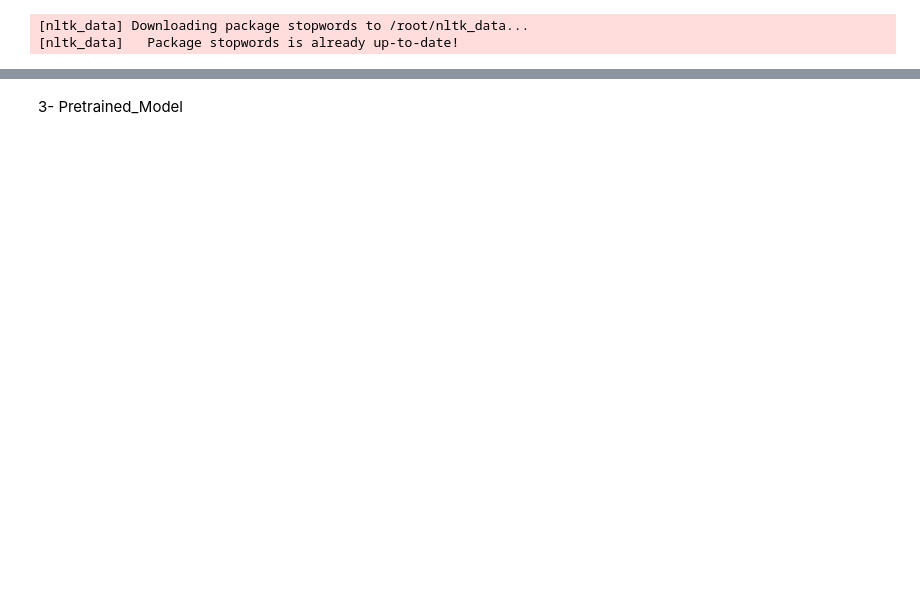
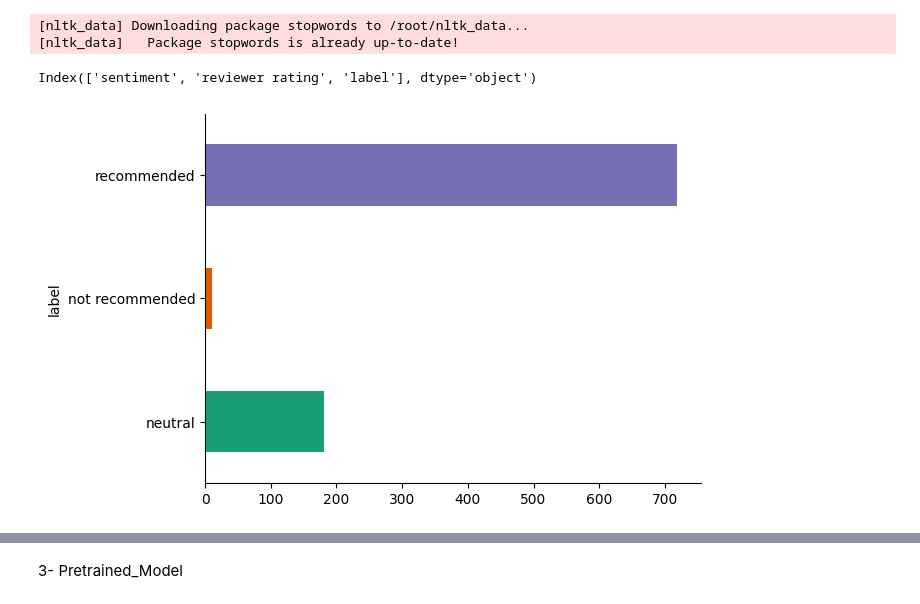
Before and after one commit to Erum-hub/LHL_LLM, a Jupyter notebook: notebooks/1-preprocessing.ipynb, the cells around one changed output, grey strips where cells are left out. Saved outputs shown, nothing was run; the diff lists cells and outputs as text; code cells hidden in the pictures; blank space fills up the shorter version.

```diff
--- a/notebooks/1-preprocessing.ipynb
+++ b/notebooks/1-preprocessing.ipynb
@@ -112,6 +105,18 @@ def remove_stopwords(text):
 
 # Apply to cleaned text
 df['clean_text_nostop'] = df['clean_text'].apply(remove_stopwords)
+
+# Rename the column
+df = df.rename(columns={'clean_text_nostop': 'sentiment'})
 # %% [output]
 [nltk_data] Downloading package stopwords to /root/nltk_data...
 [nltk_data]   Package stopwords is already up-to-date!
+# %%
+# Keep only the last occurrence of 'sentiment'
+df = df.loc[:, ~df.columns.duplicated(keep='last')]
+# %%
+# prompt: show headers
+
+df.columns
+# %% [output]
+Index(['sentiment', 'reviewer rating', 'label'], dtype='object')
@@ -117,0 +125,13 @@ df['clean_text_nostop'] = df['clean_text'].apply(remove_stopwords)
+# %%
+# Define labeling function
+def classify_sentiment(text):
+    text = text.lower()
+    if any(word in text for word in ['excellent', 'great', 'love', 'amazing', 'perfect', 'recommend', 'good']):
+        return 'recommended'
+    elif any(word in text for word in ['bad', 'poor', 'terrible', 'worst', 'disappointed', 'not recommend']):
+        return 'not recommended'
+    else:
+        return 'neutral'
+
+# Apply function to sentiment column
+df['label'] = df['sentiment'].apply(classify_sentiment)
@@ -117,0 +142,9 @@ df['clean_text_nostop'] = df['clean_text'].apply(remove_stopwords)
+# %%
+ #@title label
+
+from matplotlib import pyplot as plt
+import seaborn as sns
+df.groupby('label').size().plot(kind='barh', color=sns.palettes.mpl_palette('Dark2'))
+plt.gca().spines[['top', 'right',]].set_visible(False)
+# %% [output]
+[figure, added]
```
Also changed, not shown: parts of 28 cells of this notebook.
